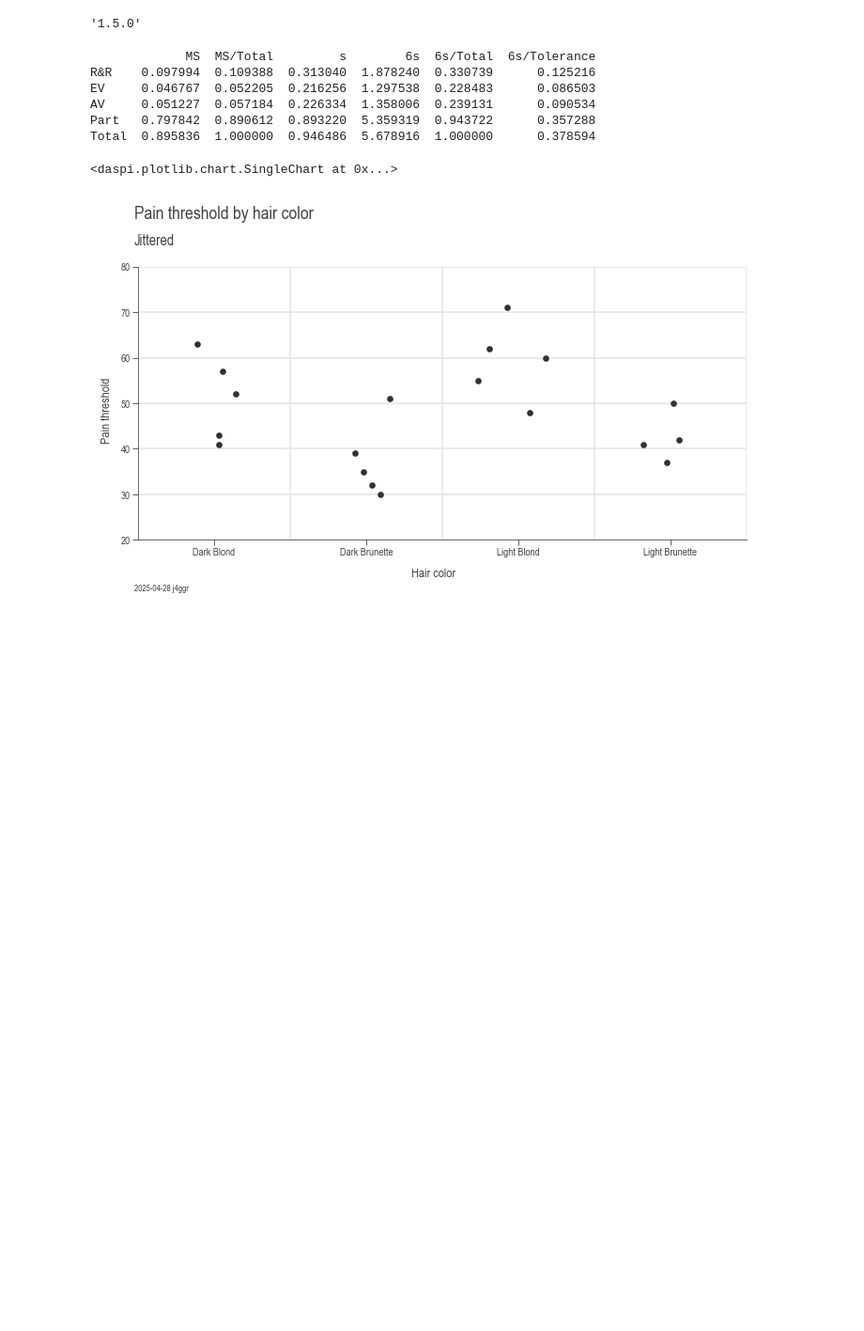
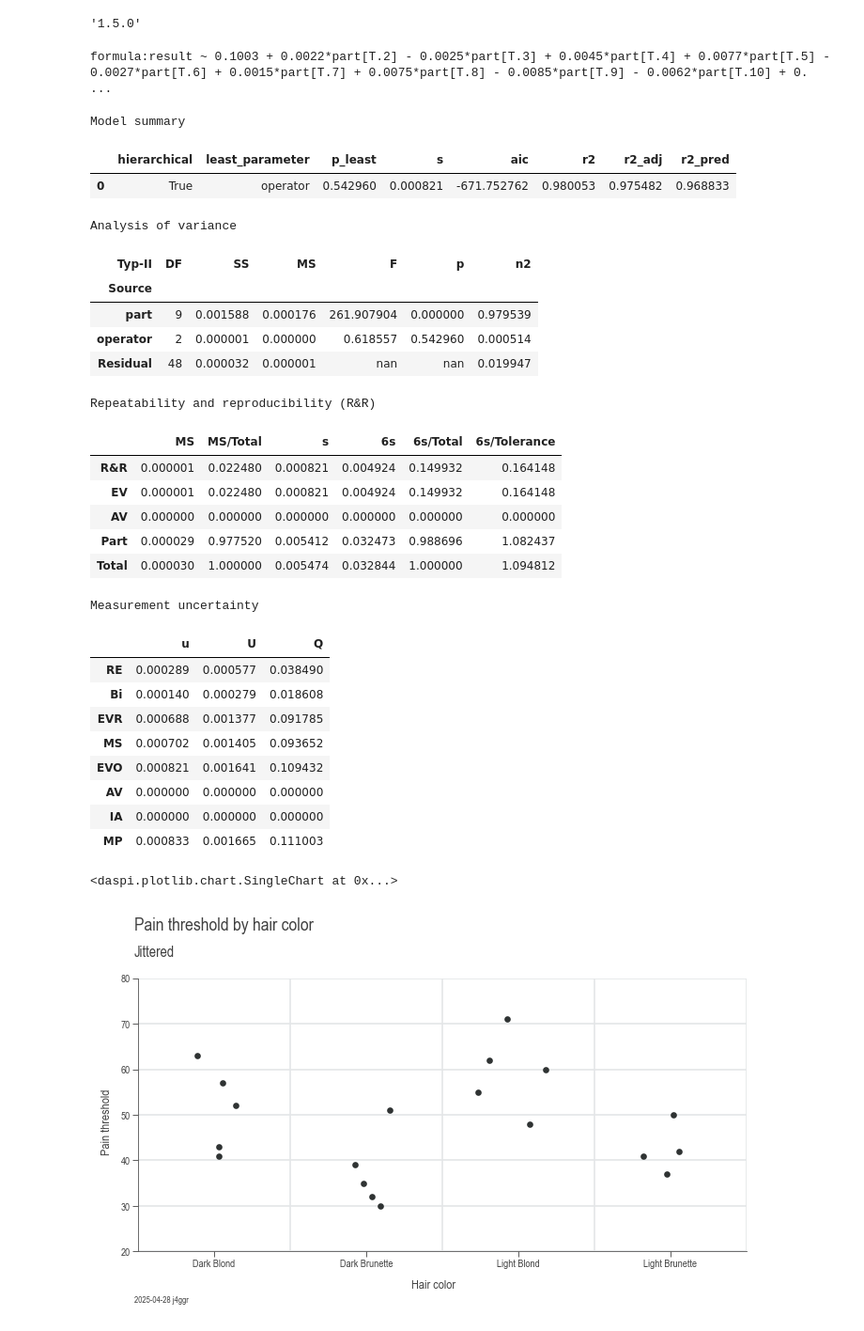
Before and after one commit to j4ggr/DaSPi, a Jupyter notebook: notebooks/doc-content_anova.ipynb, the cells around one changed output. Shown at 94% size. Saved outputs shown, nothing was run; the diff lists cells and outputs as text; code cells hidden in the pictures; blank space fills up the shorter version.

```diff
--- a/notebooks/doc-content_anova.ipynb
+++ b/notebooks/doc-content_anova.ipynb
@@ -5,25 +5,51 @@ dsp.STR._username_ = 'j4ggr'
 dsp.__version__
 # %% [output]
 '1.5.0'
-# %%
-import daspi as dsp
-df = dsp.load_dataset('gage_rnr2')
-rnr_model = dsp.GageRnRModel(
-    source=df,
-    target='result',
-    part='part',
-    reproducer='operator',
-    tolerance=15,
-    resolution=0.01)
-rnr_model.fit()
-print(rnr_model.rnr())
-# %% [output]
-             MS  MS/Total         s        6s  6s/Total  6s/Tolerance
-R&R    0.097994  0.109388  0.313040  1.878240  0.330739      0.125216
-EV     0.046767  0.052205  0.216256  1.297538  0.228483      0.086503
-AV     0.051227  0.057184  0.226334  1.358006  0.239131      0.090534
-Part   0.797842  0.890612  0.893220  5.359319  0.943722      0.357288
-Total  0.895836  1.000000  0.946486  5.678916  1.000000      0.378594
+# %%
+import daspi as dsp
+df_gage = dsp.load_dataset('gage_study1')
+df_rnr = dsp.load_dataset('grnr_layer_thickness')
+gage = dsp.GageEstimator(
+    samples=df_gage['result'],
+    reference=df_gage.loc[0, 'reference'],
+    U_cal=df_gage.loc[0, 'U_cal'],
+    tolerance=df_gage.loc[0, 'tolerance'],
+    resolution=df_gage.loc[0, 'resolution'])
+rnr_model = dsp.GageRnRModel(
+    source=df_rnr,
+    target='result',
+    part='part',
+    reproducer='operator',
+    gage=gage)
+rnr_model.fit()
+# %% [output]
+formula:result ~ 0.1003 + 0.0022*part[T.2] - 0.0025*part[T.3] + 0.0045*part[T.4] + 0.0077*part[T.5] - 0.0027*part[T.6] + 0.0015*part[T.7] + 0.0075*part[T.8] - 0.0085*part[T.9] - 0.0062*part[T.10] + 0. ...
+Model summary
+|  | hierarchical | least_parameter | p_least | s | aic | r2 | r2_adj | r2_pred |
+| 0 | True | operator | 0.542960 | 0.000821 | -671.752762 | 0.980053 | 0.975482 | 0.968833 |
+Analysis of variance
+| Typ-II | DF | SS | MS | F | p | n2 |
+| Source |  |  |  |  |  |  |
+| part | 9 | 0.001588 | 0.000176 | 261.907904 | 0.000000 | 0.979539 |
+| operator | 2 | 0.000001 | 0.000000 | 0.618557 | 0.542960 | 0.000514 |
+| Residual | 48 | 0.000032 | 0.000001 | nan | nan | 0.019947 |
+Repeatability and reproducibility (R&R)
+|  | MS | MS/Total | s | 6s | 6s/Total | 6s/Tolerance |
+| R&R | 0.000001 | 0.022480 | 0.000821 | 0.004924 | 0.149932 | 0.164148 |
+| EV | 0.000001 | 0.022480 | 0.000821 | 0.004924 | 0.149932 | 0.164148 |
+| AV | 0.000000 | 0.000000 | 0.000000 | 0.000000 | 0.000000 | 0.000000 |
+| Part | 0.000029 | 0.977520 | 0.005412 | 0.032473 | 0.988696 | 1.082437 |
+| Total | 0.000030 | 1.000000 | 0.005474 | 0.032844 | 1.000000 | 1.094812 |
+Measurement uncertainty
+|  | u | U | Q |
+| RE | 0.000289 | 0.000577 | 0.038490 |
+| Bi | 0.000140 | 0.000279 | 0.018608 |
+| EVR | 0.000688 | 0.001377 | 0.091785 |
+| MS | 0.000702 | 0.001405 | 0.093652 |
+| EVO | 0.000821 | 0.001641 | 0.109432 |
+| AV | 0.000000 | 0.000000 | 0.000000 |
+| IA | 0.000000 | 0.000000 | 0.000000 |
+| MP | 0.000833 | 0.001665 | 0.111003 |
 # %%
 import daspi as dsp
 
```
Also changed, not shown: 11 other files.
